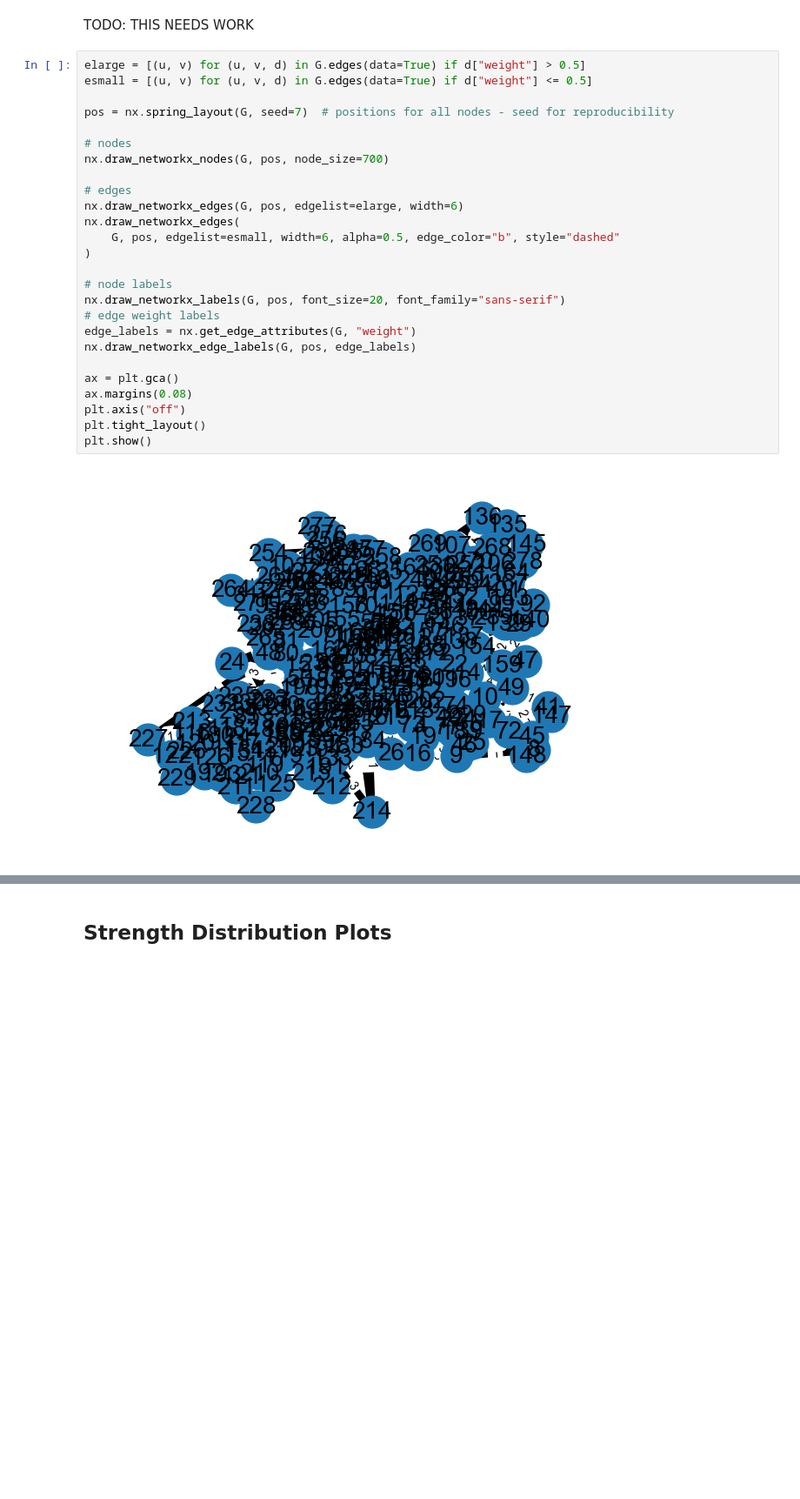
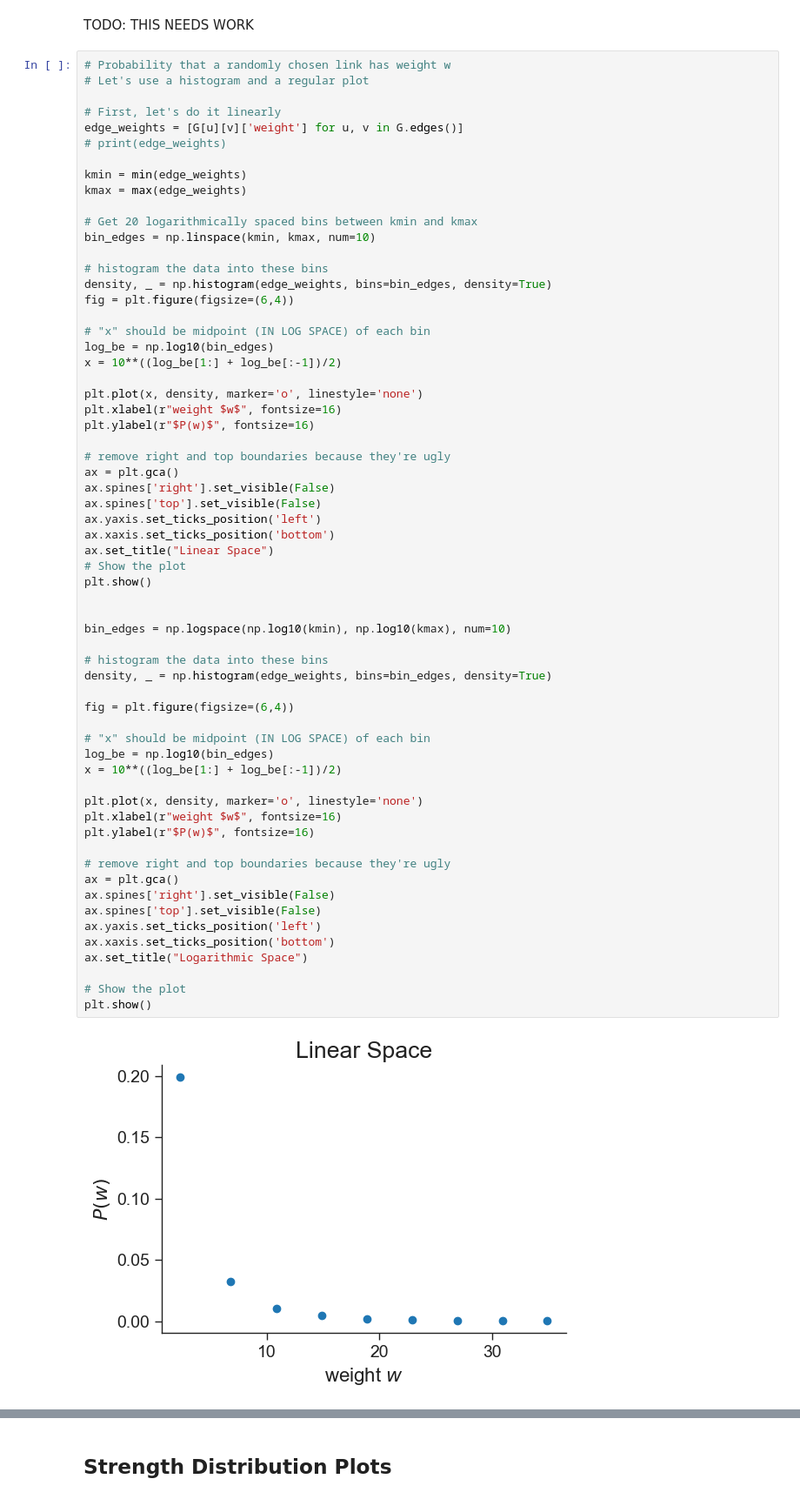
Before and after one commit to matthew-mcc/Connectomics, a Jupyter notebook: Exercises/CPSC-601-Connectomics-Fall24-Exercise-1.ipynb, the cells around one changed output, grey strips where cells are left out. Shown at 87% size. Cells and saved outputs as stored; diff of their text form; blank space fills up the shorter version.

Commit message:
Figuring out the plots a bit!

```diff
--- a/Exercises/CPSC-601-Connectomics-Fall24-Exercise-1.ipynb
+++ b/Exercises/CPSC-601-Connectomics-Fall24-Exercise-1.ipynb
@@ -207,30 +234,66 @@ plt.show()
 # %% [markdown]
 TODO: THIS NEEDS WORK
 # %%
-elarge = [(u, v) for (u, v, d) in G.edges(data=True) if d["weight"] > 0.5]
-esmall = [(u, v) for (u, v, d) in G.edges(data=True) if d["weight"] <= 0.5]
+# Probability that a randomly chosen link has weight w
+# Let's use a histogram and a regular plot
 
-pos = nx.spring_layout(G, seed=7)  # positions for all nodes - seed for reproducibility
+# First, let's do it linearly
+edge_weights = [G[u][v]['weight'] for u, v in G.edges()]
+# print(edge_weights)
 
-# nodes
-nx.draw_networkx_nodes(G, pos, node_size=700)
+kmin = min(edge_weights)
+kmax = max(edge_weights)
 
-# edges
-nx.draw_networkx_edges(G, pos, edgelist=elarge, width=6)
-nx.draw_networkx_edges(
-    G, pos, edgelist=esmall, width=6, alpha=0.5, edge_color="b", style="dashed"
-)
+# Get 20 logarithmically spaced bins between kmin and kmax
+bin_edges = np.linspace(kmin, kmax, num=10)
 
-# node labels
-nx.draw_networkx_labels(G, pos, font_size=20, font_family="sans-serif")
-# edge weight labels
-edge_labels = nx.get_edge_attributes(G, "weight")
-nx.draw_networkx_edge_labels(G, pos, edge_labels)
+# histogram the data into these bins
+density, _ = np.histogram(edge_weights, bins=bin_edges, density=True)
+fig = plt.figure(figsize=(6,4))
 
+# "x" should be midpoint (IN LOG SPACE) of each bin
+log_be = np.log10(bin_edges)
+x = 10**((log_be[1:] + log_be[:-1])/2)
+
+plt.plot(x, density, marker='o', linestyle='none')
+plt.xlabel(r"weight $w$", fontsize=16)
+plt.ylabel(r"$P(w)$", fontsize=16)
+
+# remove right and top boundaries because they're ugly
 ax = plt.gca()
-ax.margins(0.08)
-plt.axis("off")
-plt.tight_layout()
+ax.spines['right'].set_visible(False)
+ax.spines['top'].set_visible(False)
+ax.yaxis.set_ticks_position('left')
+ax.xaxis.set_ticks_position('bottom')
+ax.set_title("Linear Space")
+# Show the plot
 plt.show()
+
+
+bin_edges = np.logspace(np.log10(kmin), np.log10(kmax), num=10)
+
+# histogram the data into these bins
+density, _ = np.histogram(edge_weights, bins=bin_edges, density=True)
+
+fig = plt.figure(figsize=(6,4))
+
+# "x" should be midpoint (IN LOG SPACE) of each bin
+log_be = np.log10(bin_edges)
+x = 10**((log_be[1:] + log_be[:-1])/2)
+
+plt.plot(x, density, marker='o', linestyle='none')
+plt.xlabel(r"weight $w$", fontsize=16)
+plt.ylabel(r"$P(w)$", fontsize=16)
+
+# remove right and top boundaries because they're ugly
+ax = plt.gca()
+ax.spines['right'].set_visible(False)
+ax.spines['top'].set_visible(False)
+ax.yaxis.set_ticks_position('left')
+ax.xaxis.set_ticks_position('bottom')
+ax.set_title("Logarithmic Space")
+
+# Show the plot
+plt.show()
 # %% [output]
-[figure, old version]
+[figure, new version]
```
Also changed, not shown: parts of 9 cells of this notebook, 1 other file.
